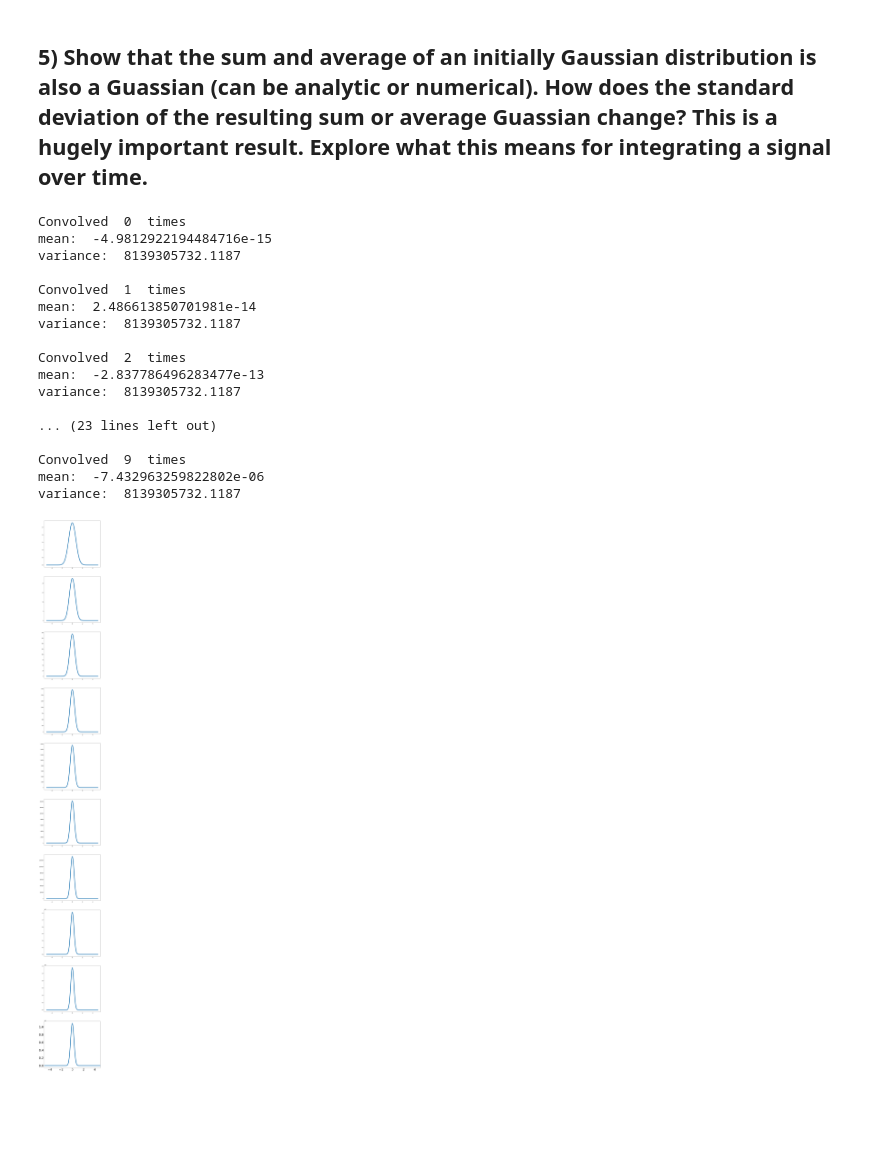
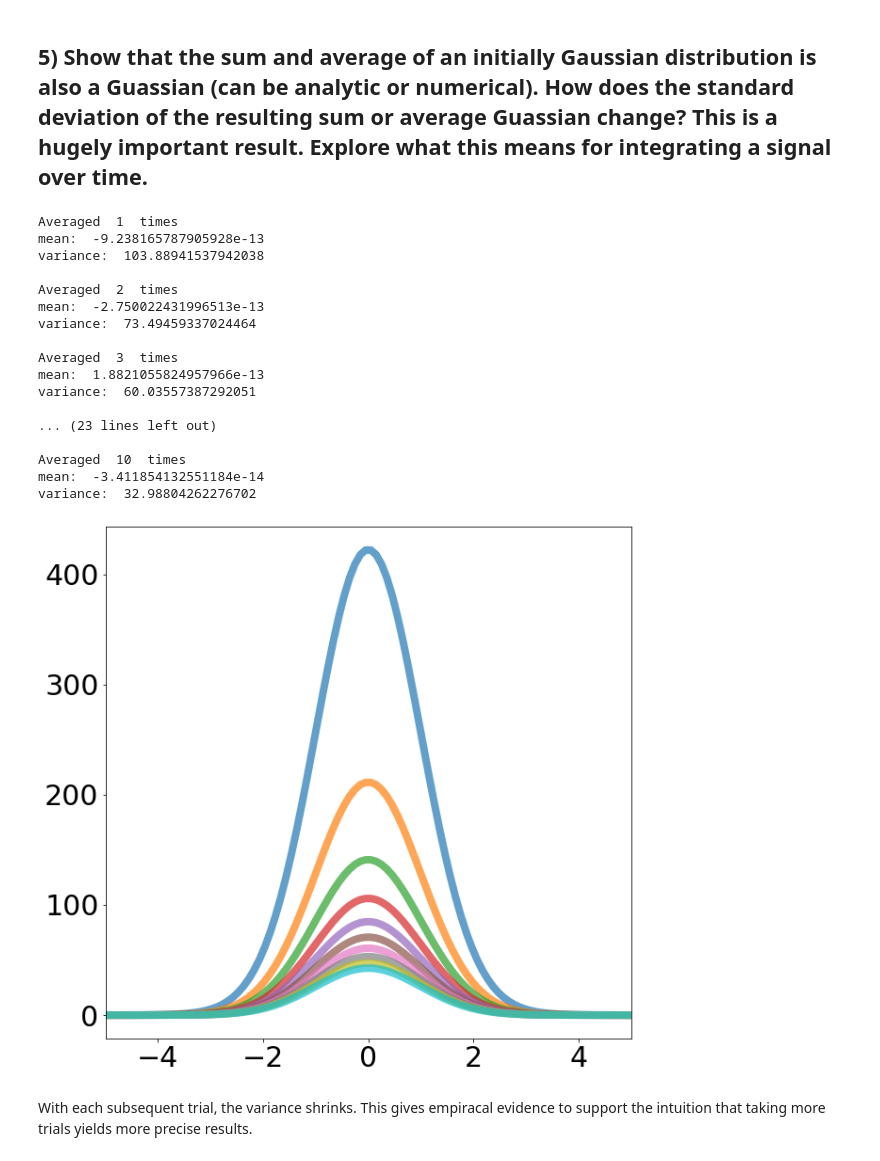
Before and after one commit to nsyochum/Physics-434, a Jupyter notebook: Homework_2/Homework2.ipynb, the cells around one changed output. Saved outputs shown, nothing was run; the diff lists cells and outputs as text; code cells hidden in the pictures; blank space fills up the shorter version.

```diff
--- a/Homework_2/Homework2.ipynb
+++ b/Homework_2/Homework2.ipynb
@@ -98,41 +98,46 @@ This certainly appears to be approximately a Gaussian distribution.  The Central
 ## 5) Show that the sum and average of an initially Gaussian distribution is also a Guassian (can be analytic or numerical). How does the standard deviation of the resulting sum or average Guassian change? This is a hugely important result. Explore what this means for integrating a signal over time.
 # %%
 x = np.linspace(-5,5,100)
-fig, ax = plt.subplots(10, 1)
+fig, ax = plt.subplots(1,1)#.subplots(10, 1)
 plt.xlim([-5,5])
 plt.tick_params(labelsize = 30)
-fig.set_size_inches(10,100)
+fig.set_size_inches(10,10)
 
-distro = stats.norm.pdf(x, loc=0, scale=1)
+distribution = stats.norm.pdf(x, loc=0, scale=1)
 results = distro
 for index in range(10) :
-    results = np.convolve(results, distro)
-    x = np.linspace(-5,5,results.size)
-    mean = sum(x*results)
-    print("Convolved ", index, " times")
+    trials = index + 1
+    average = results / trials
+
+    x = np.linspace(-5,5,average.size)
+    mean = sum(x*average)
+    print("Averaged ", trials, " times")
     print("mean: ", mean)
-    std = (sum(results*x**2) - mean**2)**0.5
+    var = (sum(average*x**2) - mean**2)**0.5
     print("variance: ", var)
     print()
-    ax[index].plot(x, results, linewidth = 8, alpha = 0.7)
+    ax.plot(x, average, linewidth = 8, alpha = 0.7)
+    results += distribution
 
 plt.show()
 # %% [output]
-Convolved  0  times
-mean:  -4.9812922194484716e-15
-variance:  8139305732.1187
+Averaged  1  times
+mean:  -9.238165787905928e-13
+variance:  103.88941537942038
 
-Convolved  1  times
-mean:  2.486613850701981e-14
-variance:  8139305732.1187
+Averaged  2  times
+mean:  -2.750022431996513e-13
+variance:  73.49459337024464
 
-Convolved  2  times
-mean:  -2.837786496283477e-13
-variance:  8139305732.1187
+Averaged  3  times
+mean:  1.8821055824957966e-13
+variance:  60.03557387292051
 
 ... (23 lines left out)
 
-Convolved  9  times
-mean:  -7.432963259822802e-06
-variance:  8139305732.1187
+Averaged  10  times
+mean:  -3.411854132551184e-14
+variance:  32.98804262276702
-[figure, old version]
+[figure, new version]
+# %% [markdown]
+With each subsequent trial, the variance shrinks.  This gives empiracal evidence to support the intuition that taking more trials yields more precise results.
```
Also changed, not shown: parts of 1 cell of this notebook, 1 other file.
